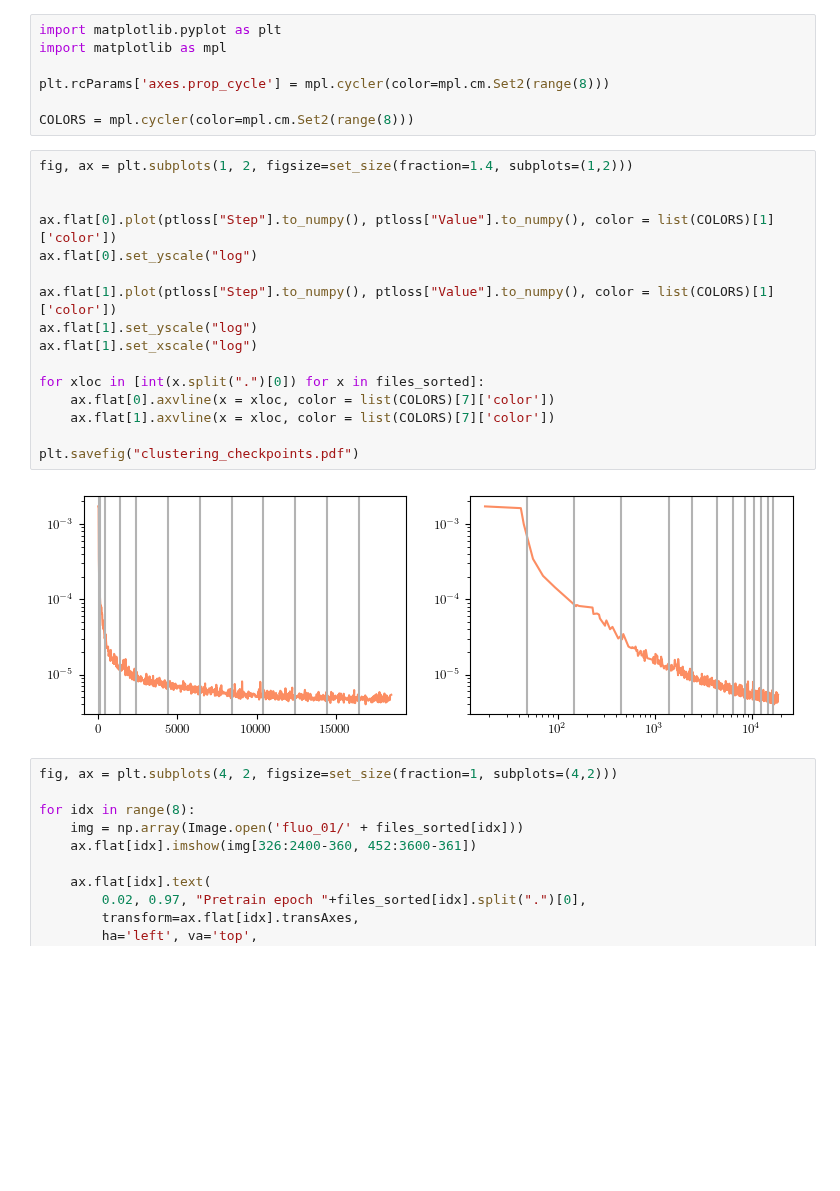
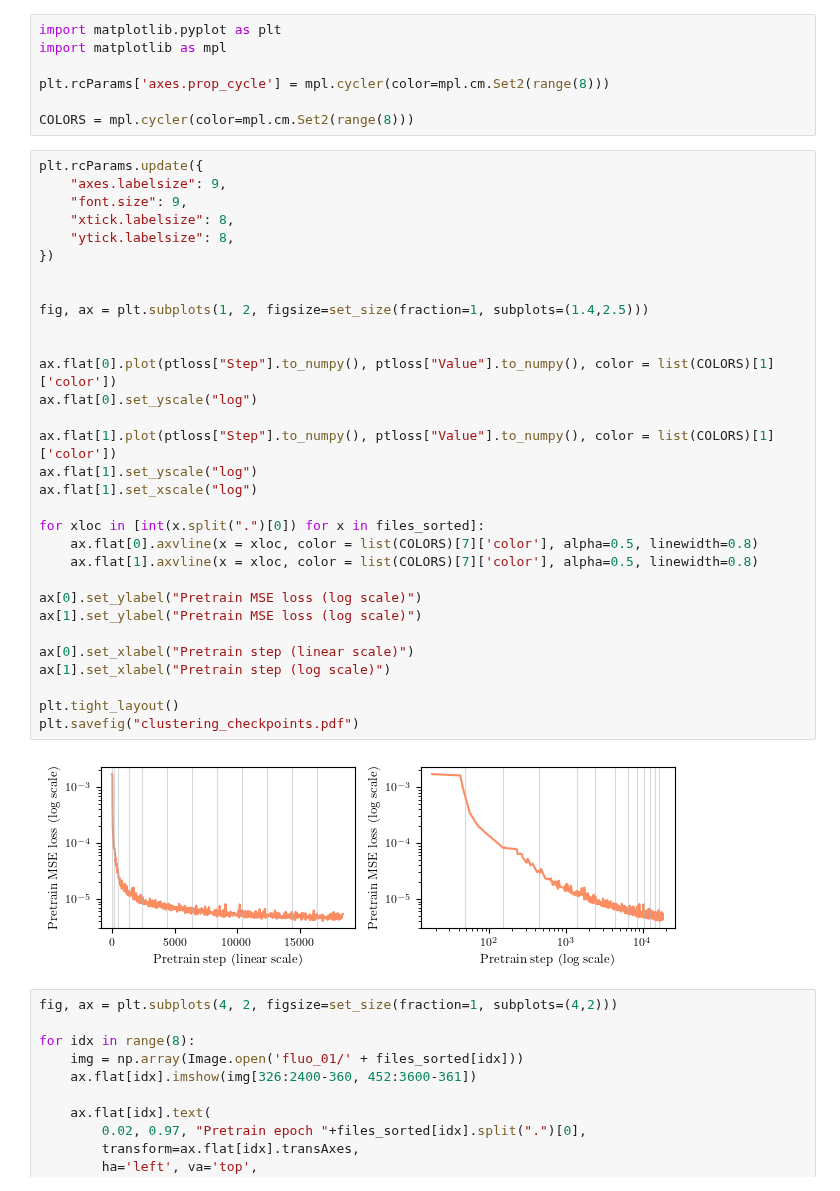
Before and after one commit to cdalinghaus-mthesis/figures, a Jupyter notebook: qualitative_pretrain/qualitative_pretrain_fluo.ipynb, the cells around one changed output. Cells and saved outputs as stored; diff of their text form; blank space fills up the shorter version.

Commit message:
Changes to qualitative pretrain

```diff
--- a/qualitative_pretrain/qualitative_pretrain_fluo.ipynb
+++ b/qualitative_pretrain/qualitative_pretrain_fluo.ipynb
@@ -108,23 +108,38 @@ plt.rcParams['axes.prop_cycle'] = mpl.cycler(color=mpl.cm.Set2(range(8)))
 
 COLORS = mpl.cycler(color=mpl.cm.Set2(range(8)))
 # %%
-fig, ax = plt.subplots(1, 2, figsize=set_size(fraction=1.4, subplots=(1,2)))
+plt.rcParams.update({
+    "axes.labelsize": 9,
+    "font.size": 9,
+    "xtick.labelsize": 8,
+    "ytick.labelsize": 8,
+})
+
+
+fig, ax = plt.subplots(1, 2, figsize=set_size(fraction=1, subplots=(1.4,2.5)))
 
 
 ax.flat[0].plot(ptloss["Step"].to_numpy(), ptloss["Value"].to_numpy(), color = list(COLORS)[1]['color'])
 ax.flat[0].set_yscale("log")
 
 ax.flat[1].plot(ptloss["Step"].to_numpy(), ptloss["Value"].to_numpy(), color = list(COLORS)[1]['color'])
 ax.flat[1].set_yscale("log")
 ax.flat[1].set_xscale("log")
 
 for xloc in [int(x.split(".")[0]) for x in files_sorted]:
-    ax.flat[0].axvline(x = xloc, color = list(COLORS)[7]['color'])
-    ax.flat[1].axvline(x = xloc, color = list(COLORS)[7]['color'])
+    ax.flat[0].axvline(x = xloc, color = list(COLORS)[7]['color'], alpha=0.5, linewidth=0.8)
+    ax.flat[1].axvline(x = xloc, color = list(COLORS)[7]['color'], alpha=0.5, linewidth=0.8)
 
+ax[0].set_ylabel("Pretrain MSE loss (log scale)")
+ax[1].set_ylabel("Pretrain MSE loss (log scale)")
+
+ax[0].set_xlabel("Pretrain step (linear scale)")
+ax[1].set_xlabel("Pretrain step (log scale)")
+
+plt.tight_layout()
 plt.savefig("clustering_checkpoints.pdf")
 # %% [output]
-[figure, old version]
+[figure, new version]
 # %%
 fig, ax = plt.subplots(4, 2, figsize=set_size(fraction=1, subplots=(4,2)))
 
```
